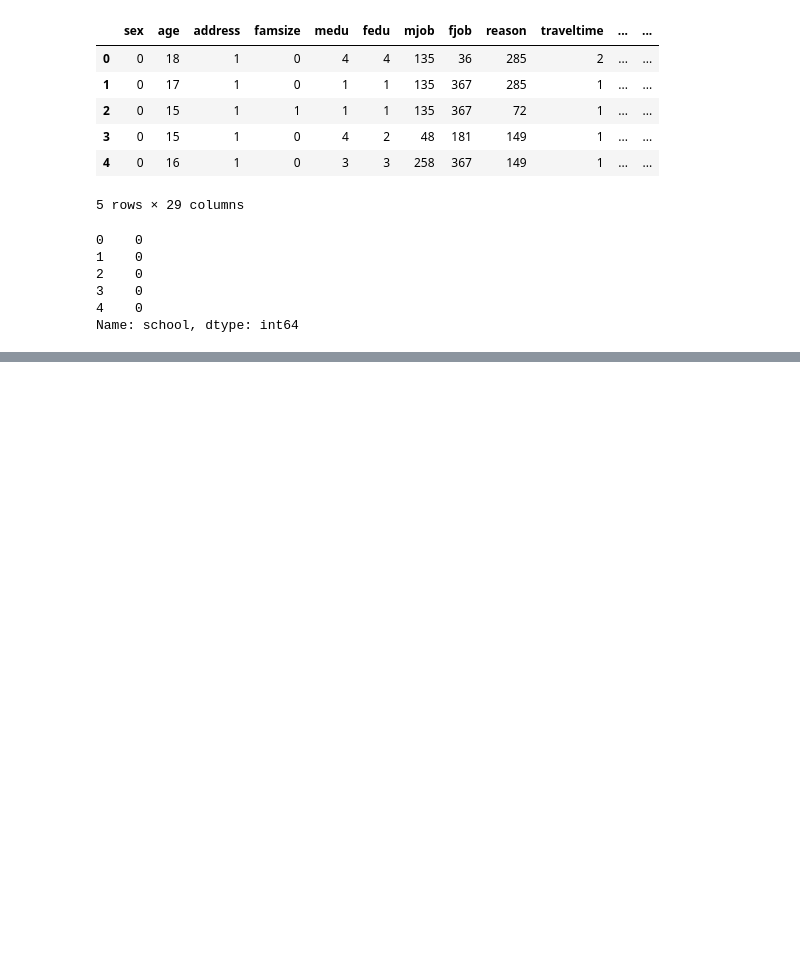
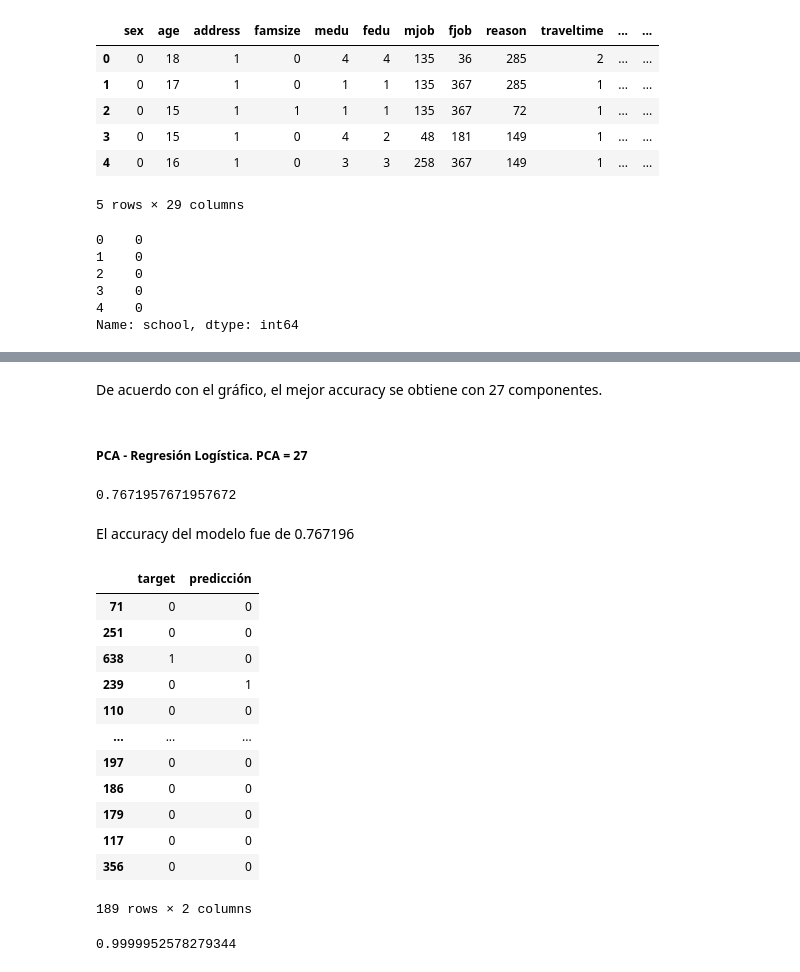
Before and after one commit to duartefrancisco/SLII-ProyectoFinal, a Jupyter notebook: Proyecto.ipynb, the cells around one changed output, grey strips where cells are left out. Drawn from its saved outputs; the diff is of its cells as text; code cells hidden in the pictures; blank space fills up the shorter version.

```diff
--- a/Proyecto.ipynb
+++ b/Proyecto.ipynb
@@ -670,0 +727,37 @@ Name: school, dtype: int64
+# %% [markdown]
+De acuerdo con el gráfico, el mejor accuracy se obtiene con 27 componentes.
+# %% [markdown]
+##### PCA - Regresión Logística. PCA = 27
+# %%
+pca = PCA(n_components=27)
+X_train_pca = pca.fit_transform(X_train)
+X_test_pca = pca.transform(X_test)
+rlog_clf_pca = LogisticRegression(random_state=0, solver='lbfgs', max_iter=100000 )
+rlog_clf_pca.fit(X_train_pca, y_train)
+preds_rlog_pca = rlog_clf_pca.predict(X_test_pca)
+accuracy_score(y_test, preds_rlog_pca)
+# %% [output]
+0.7671957671957672
+# %% [markdown]
+El accuracy del modelo fue de 0.767196
+# %%
+test = pd.DataFrame({"target": y_test, "predicción": preds_rlog_pca})
+test
+# %% [output]
+|  | target | predicción |
+| 71 | 0 | 0 |
+| 251 | 0 | 0 |
+| 638 | 1 | 0 |
+| 239 | 0 | 1 |
+| 110 | 0 | 0 |
+| ... | ... | ... |
+| 197 | 0 | 0 |
+| 186 | 0 | 0 |
+| 179 | 0 | 0 |
+| 117 | 0 | 0 |
+| 356 | 0 | 0 |
+189 rows × 2 columns
+# %%
+np.sum(pca.explained_variance_ratio_)
+# %% [output]
+0.9999952578279344
```
Also changed, not shown: parts of 7 cells of this notebook.
